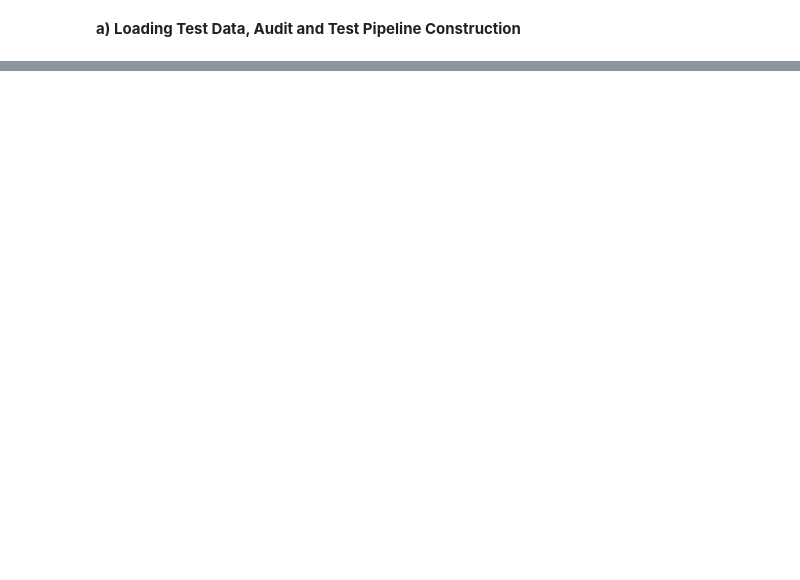
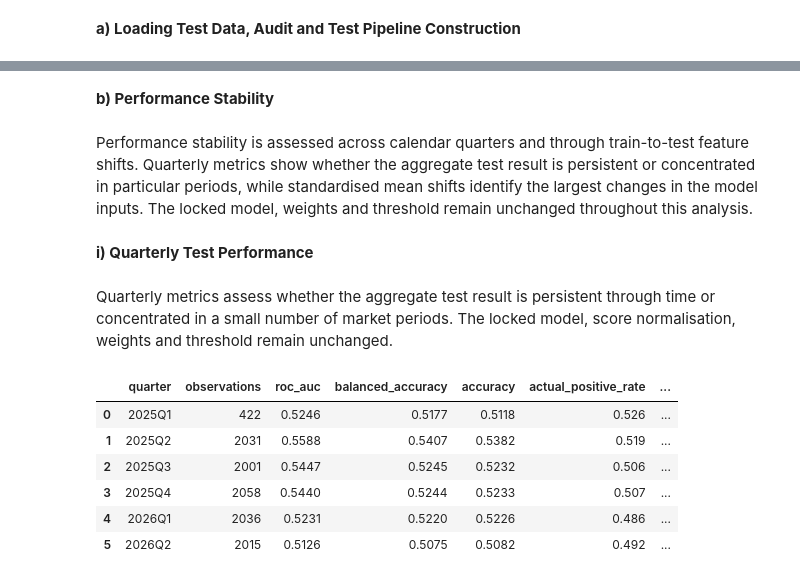
Before and after one commit to jade-lam/CQF, a Jupyter notebook: CQF_Final_Project.ipynb, the cells around one changed output, grey strips where cells are left out. Drawn from its saved outputs; the diff is of its cells as text; code cells hidden in the pictures; blank space fills up the shorter version.

```diff
--- a/CQF_Final_Project.ipynb
+++ b/CQF_Final_Project.ipynb
@@ -9272,0 +6702,43 @@ factor_df["sell_quote_per_abs_return_z168"] = rolling_zscore(
+# %% [markdown]
+**b) Performance Stability**
+# %% [markdown]
+Performance stability is assessed across calendar quarters and through train-to-test feature shifts. Quarterly metrics show whether the aggregate test result is persistent or concentrated in particular periods, while standardised mean shifts identify the largest changes in the model inputs. The locked model, weights and threshold remain unchanged throughout this analysis.
+# %% [markdown]
+**i) Quarterly Test Performance**
+# %% [markdown]
+Quarterly metrics assess whether the aggregate test result is persistent through time or concentrated in a small number of market periods. The locked model, score normalisation, weights and threshold remain unchanged.
+# %%
+# Assess quarterly performance on the untouched test sample
+quarterly_rows = []
+
+for quarter, group in test_results.groupby(test_results.index.tz_localize(None).to_period("Q")):
+    y_true = group["target_4h"]
+    y_pred = group["ensemble_prediction"]
+    y_score = group["ensemble_score"]
+
+    quarterly_rows.append({
+        "quarter": str(quarter),
+        "observations": len(group),
+        "roc_auc": roc_auc_score(y_true, y_score),
+        "balanced_accuracy": balanced_accuracy_score(y_true, y_pred),
+        "accuracy": accuracy_score(y_true, y_pred),
+        "actual_positive_rate": y_true.mean(),
+        "predicted_positive_rate": y_pred.mean()})
+
+quarterly_performance = pd.DataFrame(quarterly_rows)
+quarterly_performance.to_csv(DATA_PATH / "final_test_quarterly_performance_4h.csv", index=False)
+
+display(quarterly_performance.style.format({
+    "roc_auc": "{:.4f}",
+    "balanced_accuracy": "{:.4f}",
+    "accuracy": "{:.4f}",
+    "actual_positive_rate": "{:.3f}",
+    "predicted_positive_rate": "{:.3f}"}))
+# %% [output]
+|  | quarter | observations | roc_auc | balanced_accuracy | accuracy | actual_positive_rate | ... |
+| 0 | 2025Q1 | 422 | 0.5246 | 0.5177 | 0.5118 | 0.526 | ... |
+| 1 | 2025Q2 | 2031 | 0.5588 | 0.5407 | 0.5382 | 0.519 | ... |
+| 2 | 2025Q3 | 2001 | 0.5447 | 0.5245 | 0.5232 | 0.506 | ... |
+| 3 | 2025Q4 | 2058 | 0.5440 | 0.5244 | 0.5233 | 0.507 | ... |
+| 4 | 2026Q1 | 2036 | 0.5231 | 0.5220 | 0.5226 | 0.486 | ... |
+| 5 | 2026Q2 | 2015 | 0.5126 | 0.5075 | 0.5082 | 0.492 | ... |
```
Also changed, not shown: parts of 150 cells of this notebook.
